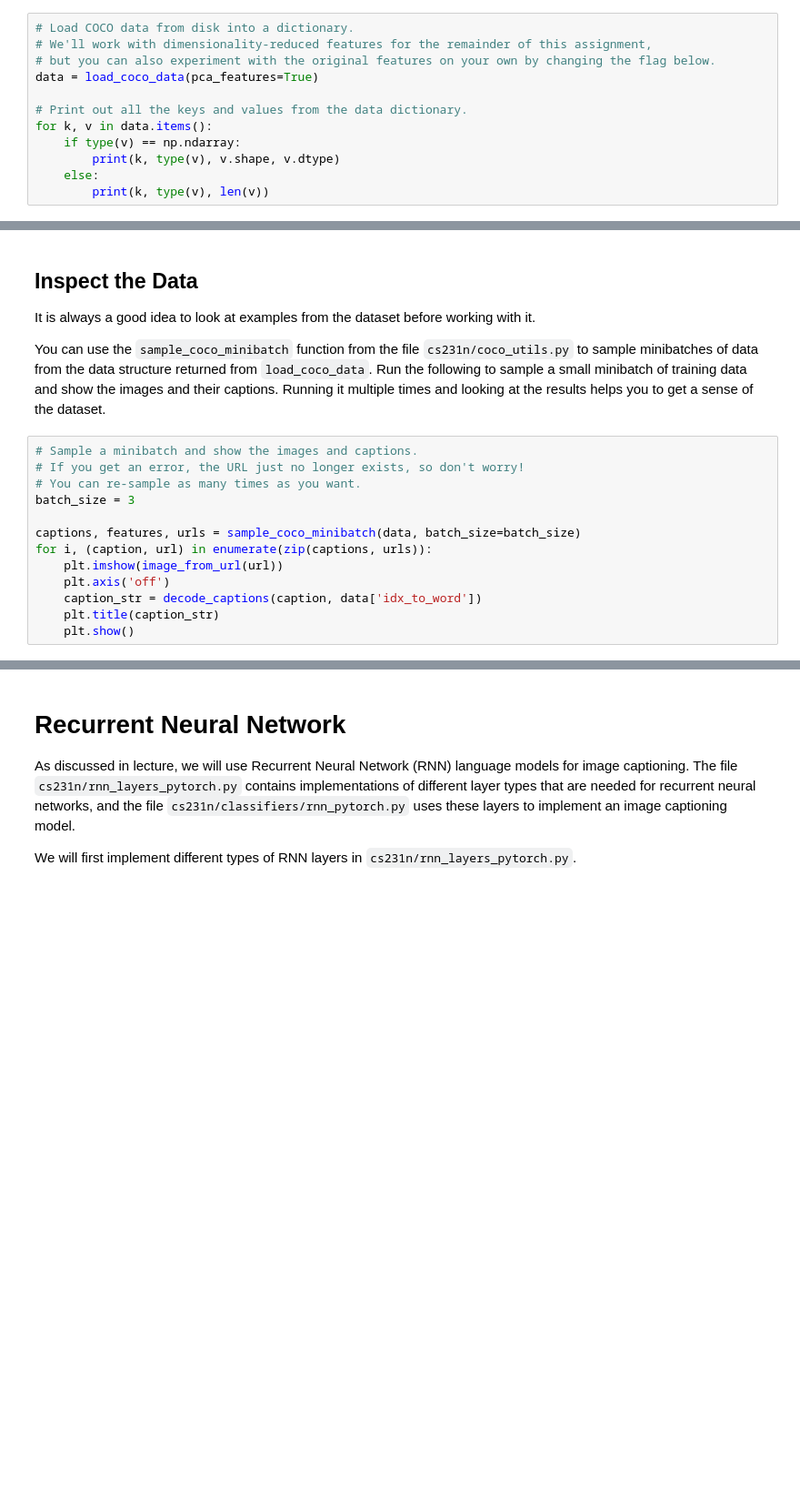
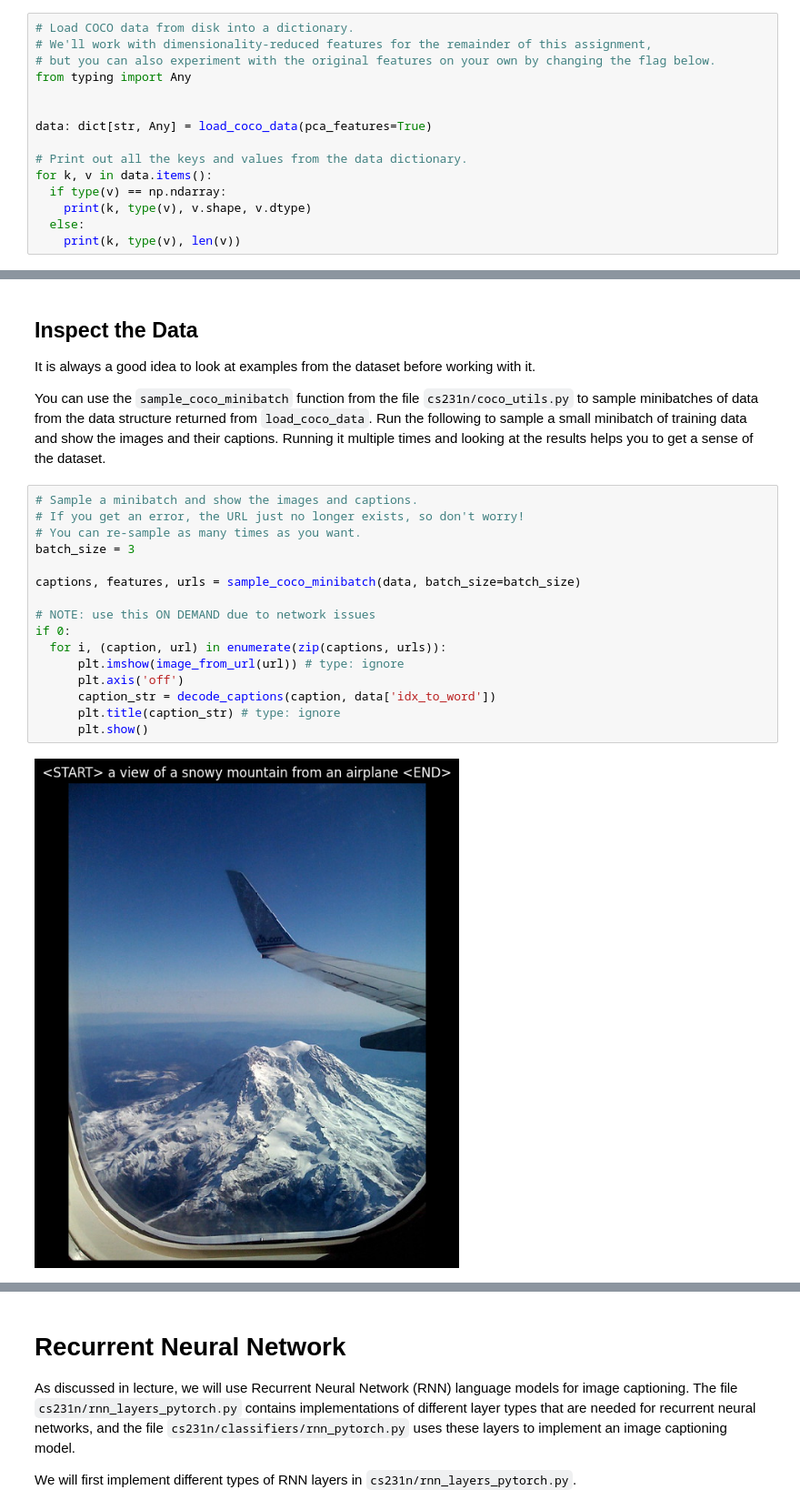
Before and after one commit to LiAuTraver/cs231n, a Jupyter notebook: assignment2/RNN_Captioning_pytorch.ipynb, the cells around one changed output, grey strips where cells are left out. Shown at 91% size. Saved outputs shown, nothing was run; the diff lists cells and outputs as text; blank space fills up the shorter version.

```diff
--- a/assignment2/RNN_Captioning_pytorch.ipynb
+++ b/assignment2/RNN_Captioning_pytorch.ipynb
@@ -66,11 +66,14 @@ You can load all of the COCO data (captions, features, URLs, and vocabulary) usi
 # Load COCO data from disk into a dictionary.
 # We'll work with dimensionality-reduced features for the remainder of this assignment,
 # but you can also experiment with the original features on your own by changing the flag below.
-data = load_coco_data(pca_features=True)
+from typing import Any
+
+
+data: dict[str, Any] = load_coco_data(pca_features=True)
 
 # Print out all the keys and values from the data dictionary.
 for k, v in data.items():
-    if type(v) == np.ndarray:
-        print(k, type(v), v.shape, v.dtype)
-    else:
-        print(k, type(v), len(v))
+  if type(v) == np.ndarray:
+    print(k, type(v), v.shape, v.dtype)
+  else:
+    print(k, type(v), len(v))
@@ -82,13 +97,18 @@ You can use the `sample_coco_minibatch` function from the file `cs231n/coco_util
 # %%
 # Sample a minibatch and show the images and captions.
 # If you get an error, the URL just no longer exists, so don't worry!
 # You can re-sample as many times as you want.
 batch_size = 3
 
 captions, features, urls = sample_coco_minibatch(data, batch_size=batch_size)
-for i, (caption, url) in enumerate(zip(captions, urls)):
-    plt.imshow(image_from_url(url))
-    plt.axis('off')
-    caption_str = decode_captions(caption, data['idx_to_word'])
-    plt.title(caption_str)
-    plt.show()
+
+# NOTE: use this ON DEMAND due to network issues
+if 0:
+  for i, (caption, url) in enumerate(zip(captions, urls)):
+      plt.imshow(image_from_url(url)) # type: ignore
+      plt.axis('off')
+      caption_str = decode_captions(caption, data['idx_to_word'])
+      plt.title(caption_str) # type: ignore
+      plt.show()
+# %% [output]
+[figure, added]
```
Also changed, not shown: parts of 2 cells of this notebook, 1 other file.
